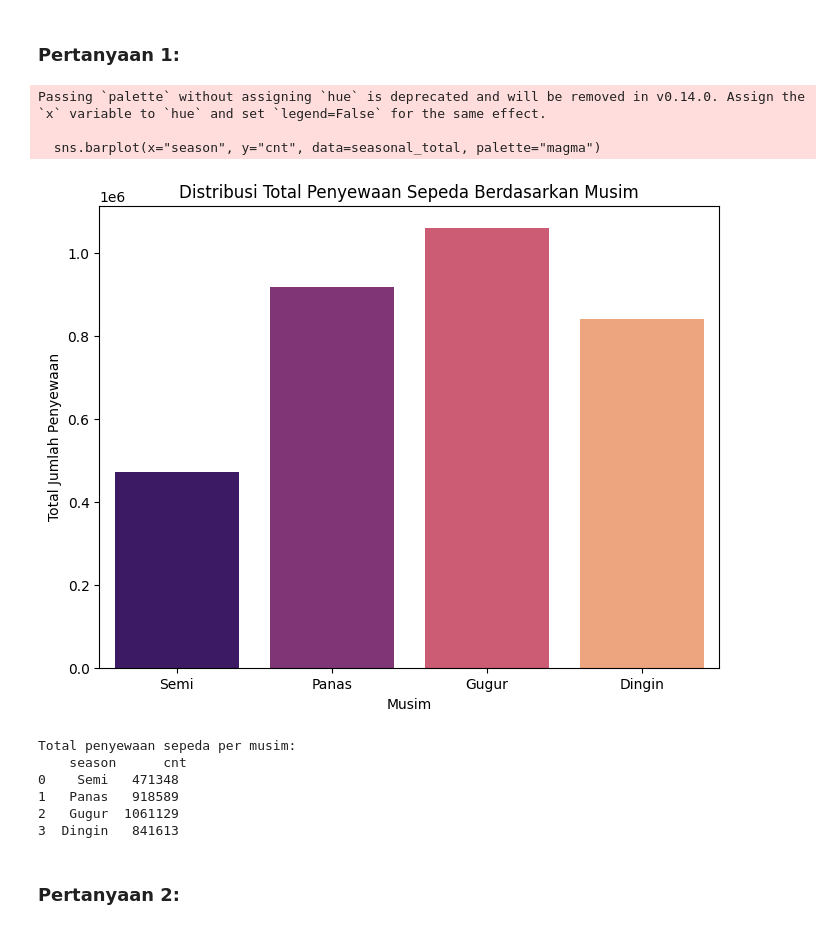
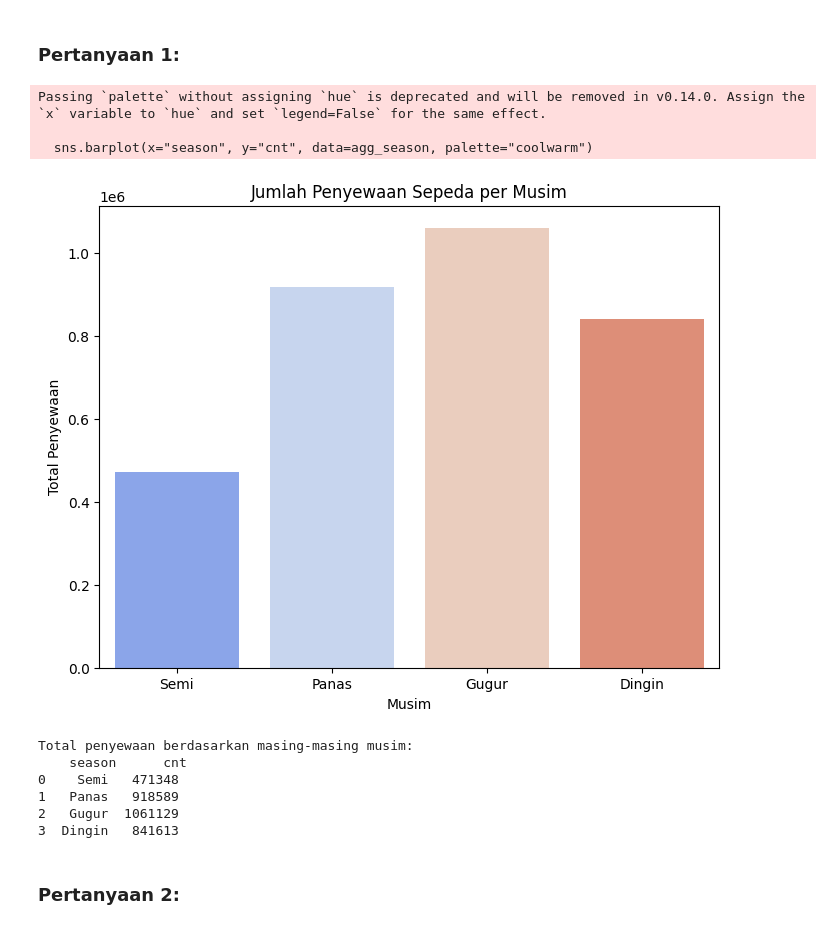
Before and after one commit to mMuhammadFauzanFachruziRauf/submission, a Jupyter notebook: Proyek_Analisis_Data.ipynb, the cells around one changed output. Drawn from its saved outputs; the diff is of its cells as text; code cells hidden in the pictures.

```diff
--- a/Proyek_Analisis_Data.ipynb
+++ b/Proyek_Analisis_Data.ipynb
@@ -121,15 +114,3 @@ max    3410.000000  6946.000000  8714.000000
 - Statistik deskriptif menunjukkan distribusi data, termasuk rata-rata, nilai minimum, dan maksimum.
 # %% [markdown]
 ### Cleaning Data
-# %%
-# Proses Pembersihan Data
-if day_df is not None:
-    # Menghapus data yang terduplikasi
-    day_df = day_df.drop_duplicates()
-
-    # Menghapus entri yang memiliki nilai kosong
-    day_df = day_df.dropna()
-
-    # Menampilkan informasi dataset setelah dibersihkan
-    print("Informasi Dataset Setelah Pembersihan:")
-    print(day_df.info())
@@ -153,0 +117,7 @@ None
+# %%
+if day_df is not None:
+    day_df.drop_duplicates(inplace=True)
+    day_df.dropna(inplace=True)
+
+    print("Data setelah proses pembersihan:")
+    print(day_df.info())
@@ -220,30 +233,26 @@ Rata-rata jumlah penyewaan sepeda per musim:
 # %% [markdown]
 ### Pertanyaan 1:
 # %%
-# Menghitung total penyewaan sepeda untuk setiap musim
-seasonal_total = day_df.groupby("season")["cnt"].sum().reset_index()
+agg_season = day_df.groupby("season")["cnt"].sum().reset_index()
 
-# Mengonversi kode musim ke dalam label yang lebih deskriptif
-season_names = {1: "Semi", 2: "Panas", 3: "Gugur", 4: "Dingin"}
-seasonal_total["season"] = seasonal_total["season"].map(season_names)
+season_labels = {1: "Semi", 2: "Panas", 3: "Gugur", 4: "Dingin"}
+agg_season["season"] = agg_season["season"].map(season_labels)
 
-# Membuat visualisasi total penyewaan sepeda berdasarkan musim
 plt.figure(figsize=(8, 6))
-sns.barplot(x="season", y="cnt", data=seasonal_total, palette="magma")
+sns.barplot(x="season", y="cnt", data=agg_season, palette="coolwarm")
 plt.xlabel("Musim")
-plt.ylabel("Total Jumlah Penyewaan")
-plt.title("Distribusi Total Penyewaan Sepeda Berdasarkan Musim")
+plt.ylabel("Total Penyewaan")
+plt.title("Jumlah Penyewaan Sepeda per Musim")
 plt.xticks(rotation=0)
 plt.show()
 
-# Menampilkan hasil perhitungan total penyewaan berdasarkan musim
-print("Total penyewaan sepeda per musim:\n", seasonal_total)
+print("Total penyewaan berdasarkan masing-masing musim:\n", agg_season)
 # %% [output]
 Passing `palette` without assigning `hue` is deprecated and will be removed in v0.14.0. Assign the `x` variable to `hue` and set `legend=False` for the same effect.
 
-  sns.barplot(x="season", y="cnt", data=seasonal_total, palette="magma")
+  sns.barplot(x="season", y="cnt", data=agg_season, palette="coolwarm")
-[figure, old version]
+[figure, new version]
-Total penyewaan sepeda per musim:
+Total penyewaan berdasarkan masing-masing musim:
     season      cnt
 0    Semi   471348
 1   Panas   918589
```
Also changed, not shown: parts of 7 cells of this notebook, 2 other files.
